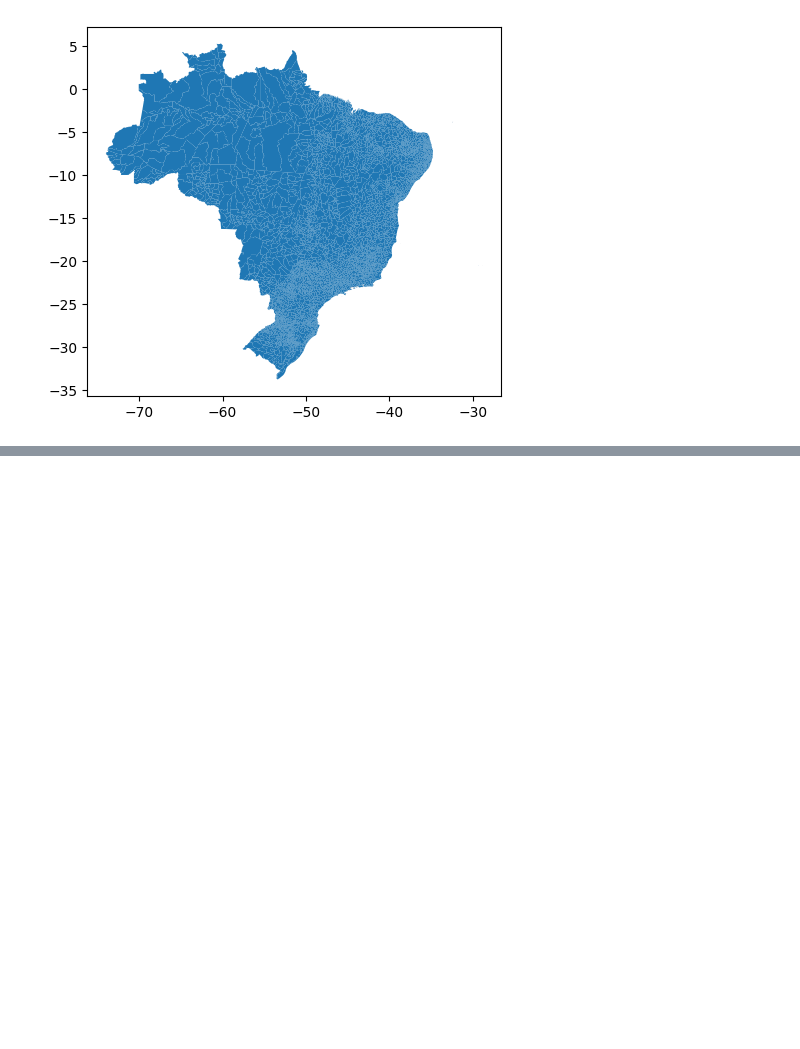
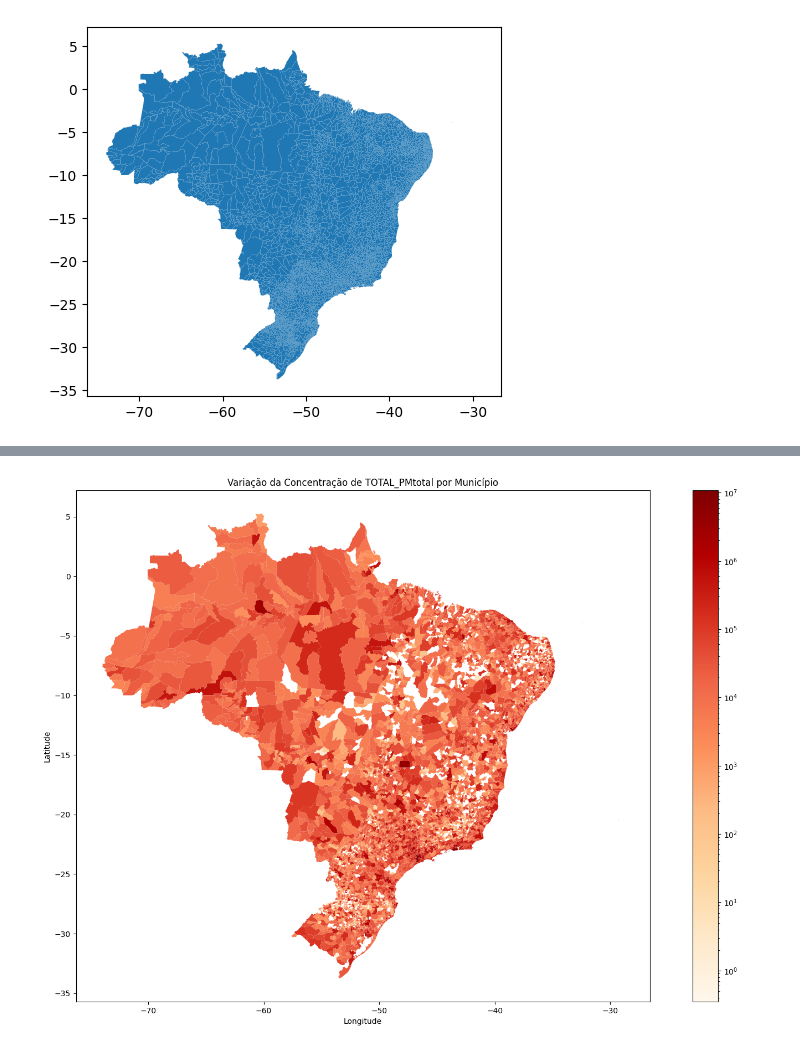
Before and after one commit to Marcosperrude/LCQAR, a Jupyter notebook: codigos/Untitled.ipynb, the cells around one changed output, grey strips where cells are left out. Drawn from its saved outputs; the diff is of its cells as text; code cells hidden in the pictures; blank space fills up the shorter version.

```diff
--- a/codigos/Untitled.ipynb
+++ b/codigos/Untitled.ipynb
@@ -191,0 +198,13 @@ brasil_municipios_merged.head()
+# %%
+fig, ax = plt.subplots( 1, 1, figsize=(20, 12))
+df_merged_2022.plot(column='TOTAL_PMtotal', cmap='OrRd', legend=True, ax=ax, alpha = 1, norm=matplotlib.colors.LogNorm() )
+
+# Adicionar título e ajustar visualizações
+plt.title('Variação da Concentração de TOTAL_PMtotal por Município')
+plt.xlabel('Longitude')
+plt.ylabel('Latitude')
+
+# Exibir o gráfico
+plt.show()
+# %% [output]
+[figure, added]
```
Also changed, not shown: parts of 22 cells of this notebook.
